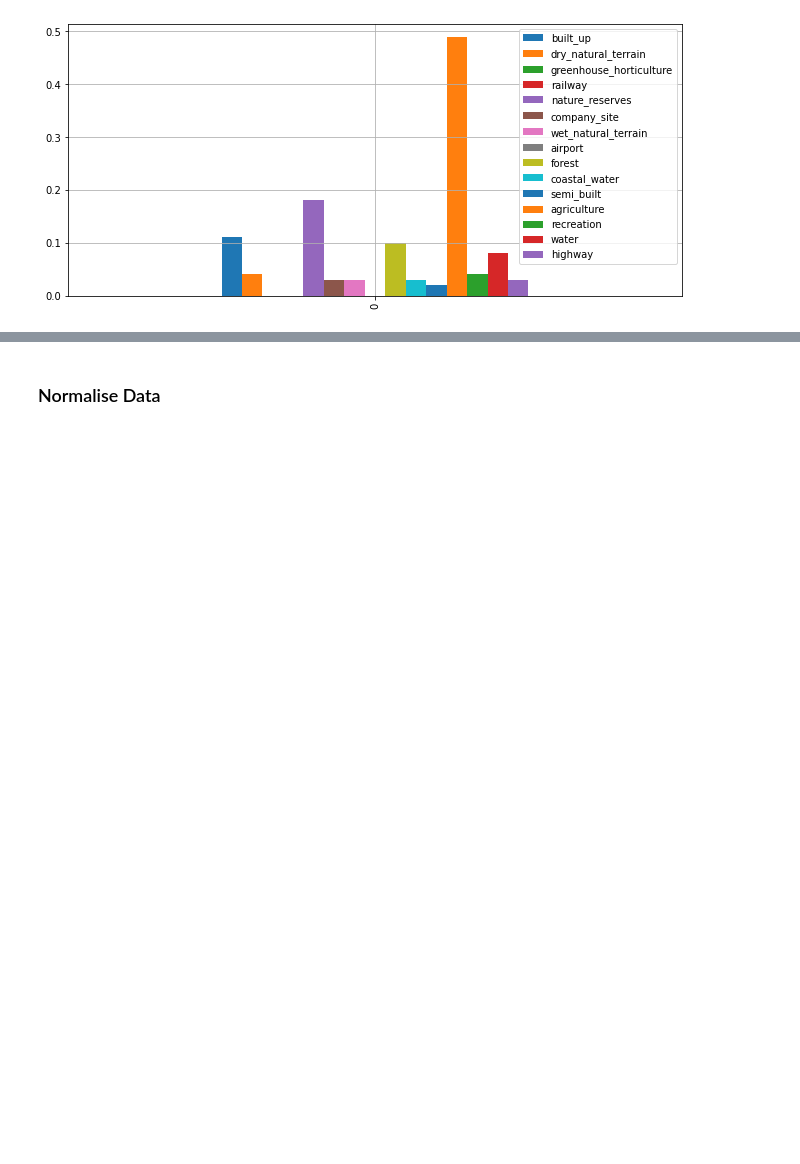
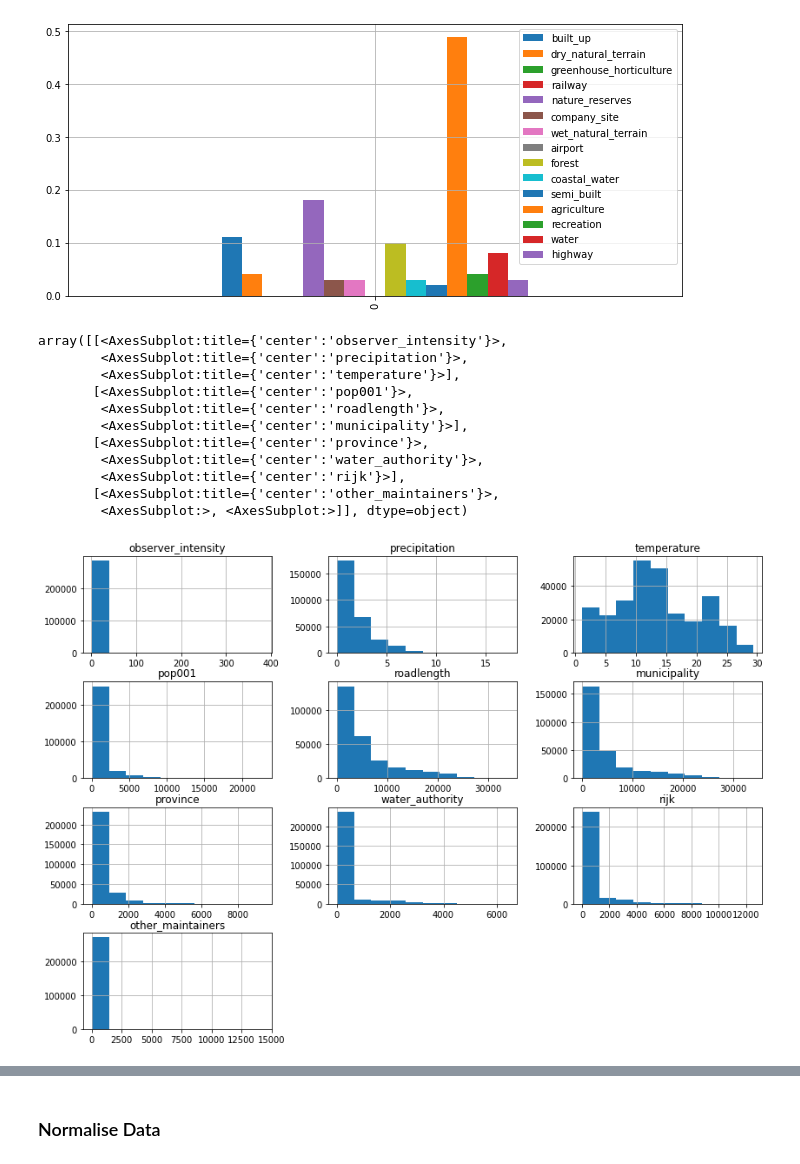
Before and after one commit to 3enedix/BGP_2021_B, a Jupyter notebook: expl_data_statistics.ipynb, the cells around one changed output, grey strips where cells are left out. Saved outputs shown, nothing was run; the diff lists cells and outputs as text; code cells hidden in the pictures; blank space fills up the shorter version.

```diff
--- a/expl_data_statistics.ipynb
+++ b/expl_data_statistics.ipynb
@@ -53,3 +65,19 @@ perc_land_cover.plot.bar(figsize=(11,5), grid=True)
 # %% [output]
 <AxesSubplot:>
 [figure]
+# %%
+data.hist(column=['observer_intensity','precipitation', 'temperature', 'pop001', 'roadlength', 'municipality', 'province', 'water_authority', 'rijk',
+       'other_maintainers'],bins=10, figsize=(14, 10))
+# %% [output]
+array([[<AxesSubplot:title={'center':'observer_intensity'}>,
+        <AxesSubplot:title={'center':'precipitation'}>,
+        <AxesSubplot:title={'center':'temperature'}>],
+       [<AxesSubplot:title={'center':'pop001'}>,
+        <AxesSubplot:title={'center':'roadlength'}>,
+        <AxesSubplot:title={'center':'municipality'}>],
+       [<AxesSubplot:title={'center':'province'}>,
+        <AxesSubplot:title={'center':'water_authority'}>,
+        <AxesSubplot:title={'center':'rijk'}>],
+       [<AxesSubplot:title={'center':'other_maintainers'}>,
+        <AxesSubplot:>, <AxesSubplot:>]], dtype=object)
+[figure, added]
```
Also changed, not shown: parts of 7 cells of this notebook.
